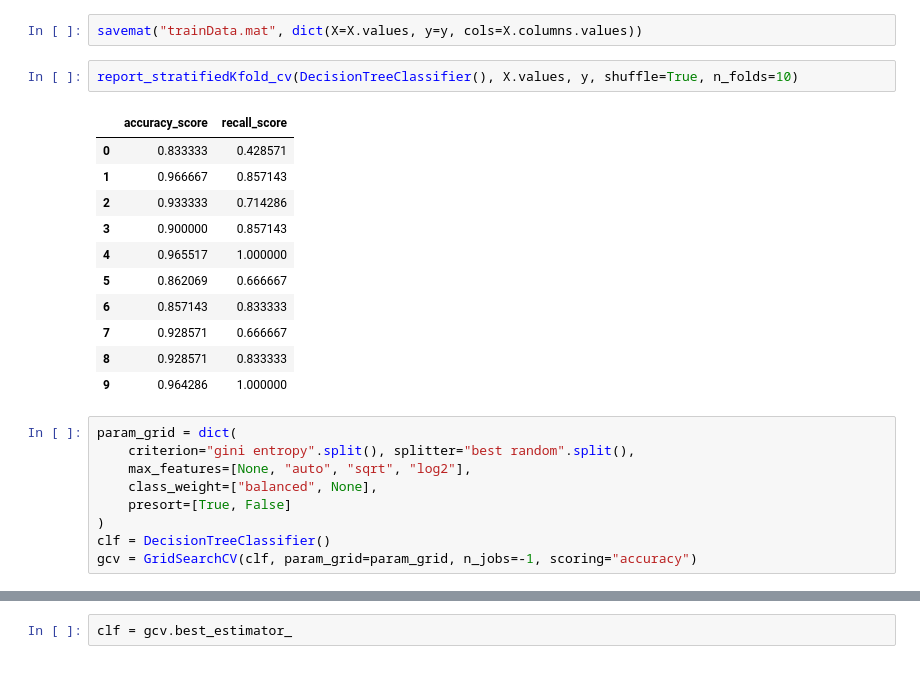
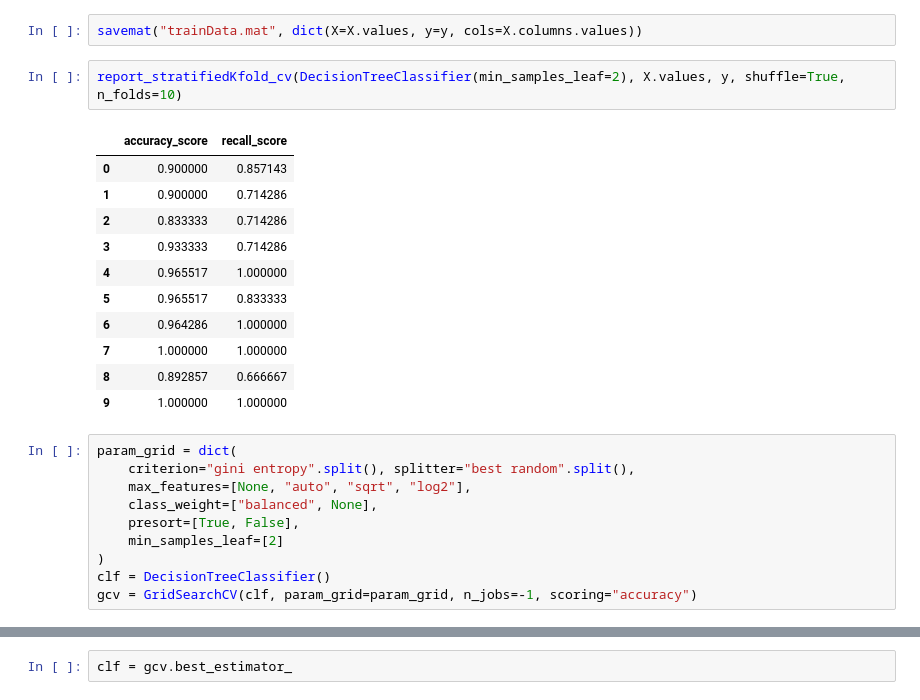
Before and after one commit to motherbox/sentinel, a Jupyter notebook: scripts/explanation.ipynb, the cells around one changed output, grey strips where cells are left out. Saved outputs shown, nothing was run; the diff lists cells and outputs as text.

```diff
--- a/scripts/explanation.ipynb
+++ b/scripts/explanation.ipynb
@@ -30,25 +30,26 @@ y = df['selected'].astype(int).values
 # %%
 savemat("trainData.mat", dict(X=X.values, y=y, cols=X.columns.values))
 # %%
-report_stratifiedKfold_cv(DecisionTreeClassifier(), X.values, y, shuffle=True, n_folds=10)
+report_stratifiedKfold_cv(DecisionTreeClassifier(min_samples_leaf=2), X.values, y, shuffle=True, n_folds=10)
 # %% [output]
 |  | accuracy_score | recall_score |
-| 0 | 0.833333 | 0.428571 |
-| 1 | 0.966667 | 0.857143 |
-| 2 | 0.933333 | 0.714286 |
-| 3 | 0.900000 | 0.857143 |
+| 0 | 0.900000 | 0.857143 |
+| 1 | 0.900000 | 0.714286 |
+| 2 | 0.833333 | 0.714286 |
+| 3 | 0.933333 | 0.714286 |
 | 4 | 0.965517 | 1.000000 |
-| 5 | 0.862069 | 0.666667 |
-| 6 | 0.857143 | 0.833333 |
-| 7 | 0.928571 | 0.666667 |
-| 8 | 0.928571 | 0.833333 |
-| 9 | 0.964286 | 1.000000 |
+| 5 | 0.965517 | 0.833333 |
+| 6 | 0.964286 | 1.000000 |
+| 7 | 1.000000 | 1.000000 |
+| 8 | 0.892857 | 0.666667 |
+| 9 | 1.000000 | 1.000000 |
 # %%
 param_grid = dict(
     criterion="gini entropy".split(), splitter="best random".split(),
     max_features=[None, "auto", "sqrt", "log2"],
     class_weight=["balanced", None],
-    presort=[True, False]
+    presort=[True, False],
+    min_samples_leaf=[2]
 )
 clf = DecisionTreeClassifier()
 gcv = GridSearchCV(clf, param_grid=param_grid, n_jobs=-1, scoring="accuracy")
```
Also changed, not shown: parts of 9 cells of this notebook, 1 other file.
